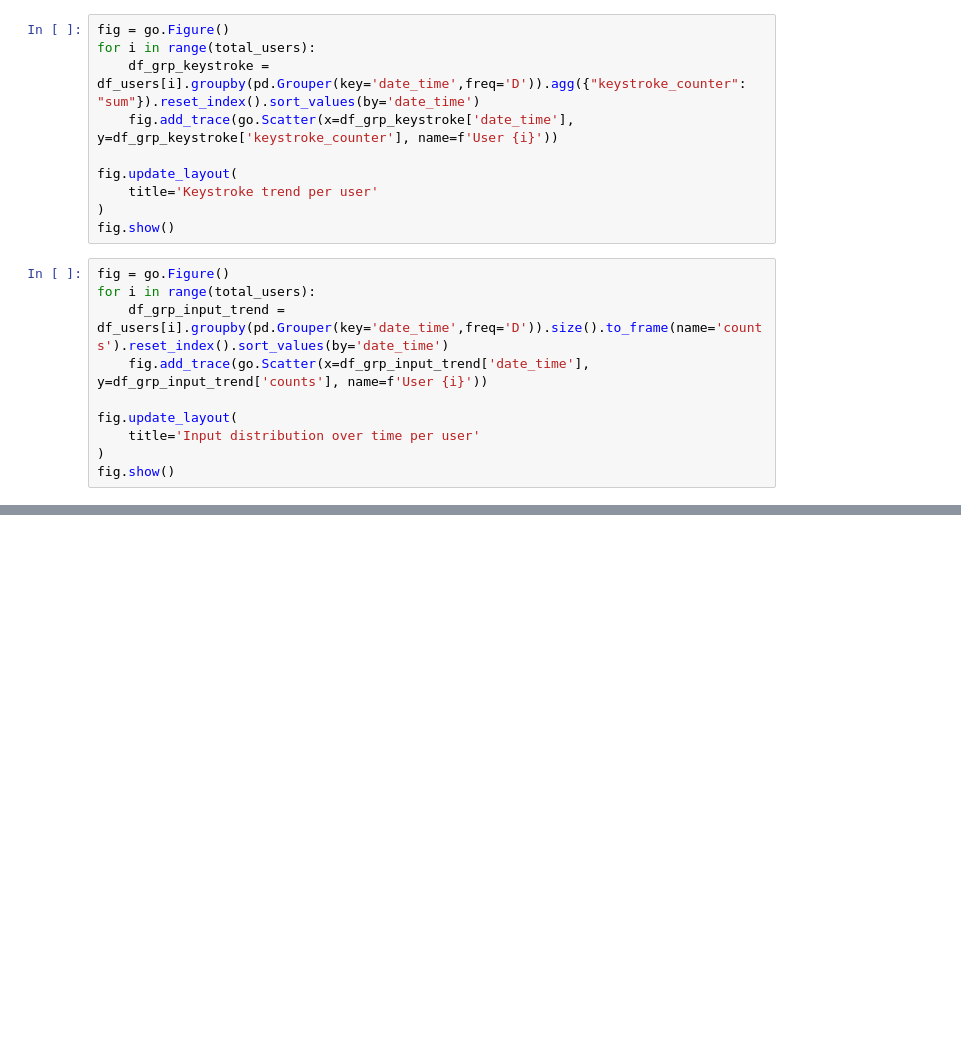
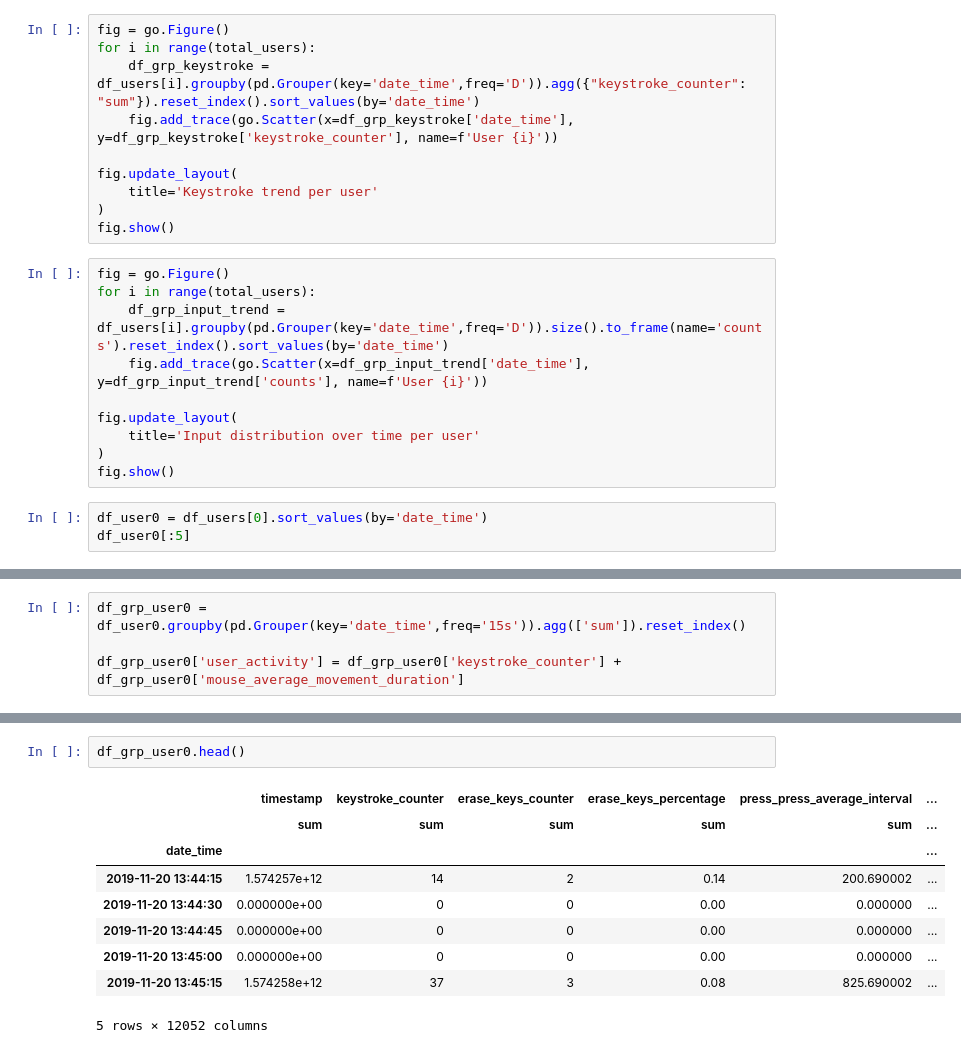
Before and after one commit to Master-Thesis-TUK-2021/BEHACOM-dataset-analysis, a Jupyter notebook: behacom_ds_analysis.ipynb, the cells around one changed output, grey strips where cells are left out. Cells and saved outputs as stored; diff of their text form; blank space fills up the shorter version.

Commit message:
Task 4 - user  activity

```diff
--- a/behacom_ds_analysis.ipynb
+++ b/behacom_ds_analysis.ipynb
@@ -89,3 +88,6 @@ fig.update_layout(
     title='Input distribution over time per user'
 )
 fig.show()
+# %%
+df_user0 = df_users[0].sort_values(by='date_time')
+df_user0[:5]
@@ -91,0 +110,4 @@ fig.show()
+# %%
+df_grp_user0 = df_user0.groupby(pd.Grouper(key='date_time',freq='15s')).agg(['sum']).reset_index()
+
+df_grp_user0['user_activity'] = df_grp_user0['keystroke_counter'] + df_grp_user0['mouse_average_movement_duration']
@@ -91,0 +123,12 @@ fig.show()
+# %%
+df_grp_user0.head()
+# %% [output]
+|  | timestamp | keystroke_counter | erase_keys_counter | erase_keys_percentage | press_press_average_interval | ... |
+|  | sum | sum | sum | sum | sum | ... |
+| date_time |  |  |  |  |  | ... |
+| 2019-11-20 13:44:15 | 1.574257e+12 | 14 | 2 | 0.14 | 200.690002 | ... |
+| 2019-11-20 13:44:30 | 0.000000e+00 | 0 | 0 | 0.00 | 0.000000 | ... |
+| 2019-11-20 13:44:45 | 0.000000e+00 | 0 | 0 | 0.00 | 0.000000 | ... |
+| 2019-11-20 13:45:00 | 0.000000e+00 | 0 | 0 | 0.00 | 0.000000 | ... |
+| 2019-11-20 13:45:15 | 1.574258e+12 | 37 | 3 | 0.08 | 825.690002 | ... |
+5 rows × 12052 columns
```
Also changed, not shown: parts of 5 cells of this notebook.
